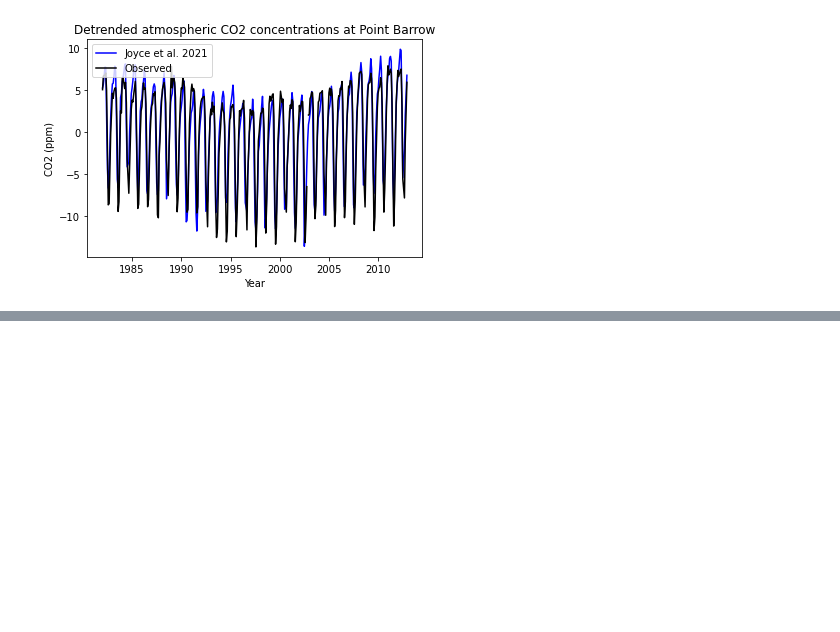
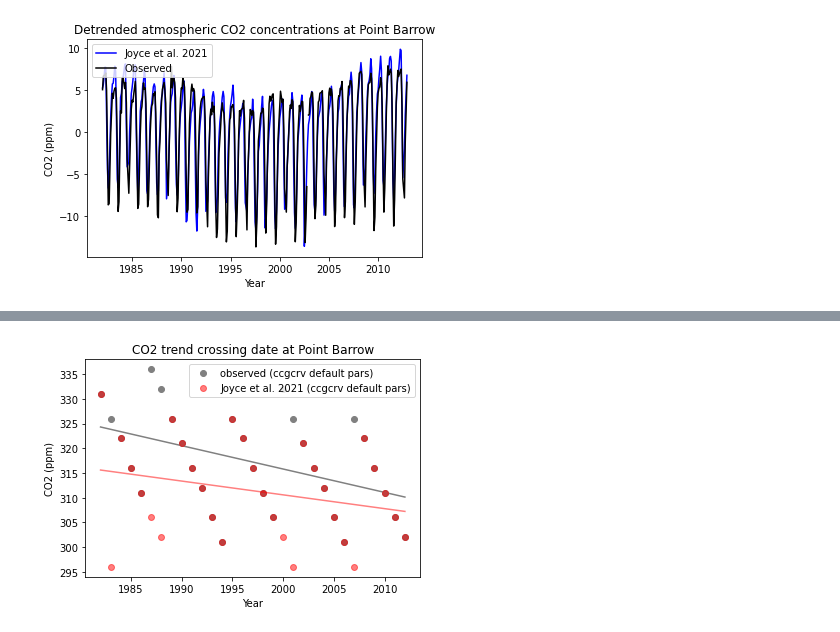
Before and after one commit to femoyano/co2_analysis, a Jupyter notebook: CO2_analysis.ipynb, the cells around one changed output, grey strips where cells are left out. Saved outputs shown, nothing was run; the diff lists cells and outputs as text; code cells hidden in the pictures; blank space fills up the shorter version.

```diff
--- a/CO2_analysis.ipynb
+++ b/CO2_analysis.ipynb
@@ -75,0 +178,46 @@ plt.show()
+# %%
+# Convert from decimal year to date
+def decyear_todate(decyear):
+    from datetime import datetime, timedelta
+    year = int(decyear)
+    rem = decyear - year
+    base = datetime(year, 1, 1)
+    date = base + timedelta(seconds=(base.replace(year=base.year + 1) - base).total_seconds() * rem)
+    return(date)
+
+tcross_obs['tcup_date'] = pd.to_datetime(tcross_obs['tcup'].transform(decyear_todate)).round('D')
+tcross_obs['tcdown_date'] = pd.to_datetime(tcross_obs['tcdown'].transform(decyear_todate)).round('D')
+tcross_obs['tcup_doy'] = tcross_obs['tcup_date'].dt.strftime('%j').astype(int)
+tcross_obs['tcdown_doy'] = tcross_obs['tcdown_date'].dt.strftime('%j').astype(int)
+
+tcross_joyce['tcup_date'] = pd.to_datetime(tcross_joyce['tcup'].transform(decyear_todate)).round('D')
+tcross_joyce['tcdown_date'] = pd.to_datetime(tcross_joyce['tcdown'].transform(decyear_todate)).round('D')
+tcross_joyce['tcup_doy'] = tcross_joyce['tcup_date'].dt.strftime('%j').astype(int)
+tcross_joyce['tcdown_doy'] = tcross_joyce['tcdown_date'].dt.strftime('%j').astype(int)
+
+tcross_year = tcross_obs['tcdown_date'].dt.strftime('%Y').astype(int)
+# %%
+from sklearn.linear_model import LinearRegression
+model = LinearRegression()
+
+x = tcross_year.values.reshape(-1, 1) # sklearn fit requires a two dimensional array
+y = tcross_obs['tcup_doy'].values.reshape(-1, 1) # sklearn fit requires a two dimensional array
+model.fit(x, y)
+y_pred = model.predict(x)
+plt.plot(x, y, 'o', color="grey", alpha=1,label='observed (ccgcrv default pars)')
+plt.plot(x, y_pred, color="grey")
+
+x = tcross_year.values.reshape(-1, 1) # sklearn fit requires a two dimensional array
+y = tcross_joyce['tcup_doy'].values.reshape(-1, 1) # sklearn fit requires a two dimensional array
+model.fit(x, y)
+y_pred = model.predict(x)
+plt.plot(x, y, 'o', color="red", alpha=0.5, label='Joyce et al. 2021 (ccgcrv default pars)')
+plt.plot(x, y_pred, color="red", alpha=0.5)
+
+plt.legend(loc="upper right")
+plt.title('CO2 trend crossing date at Point Barrow')
+plt.ylabel('CO2 (ppm)')
+plt.xlabel('Year')
+plt.show()
+# %% [output]
+[figure, added]
```
Also changed, not shown: parts of 10 cells of this notebook, 2 other files.
